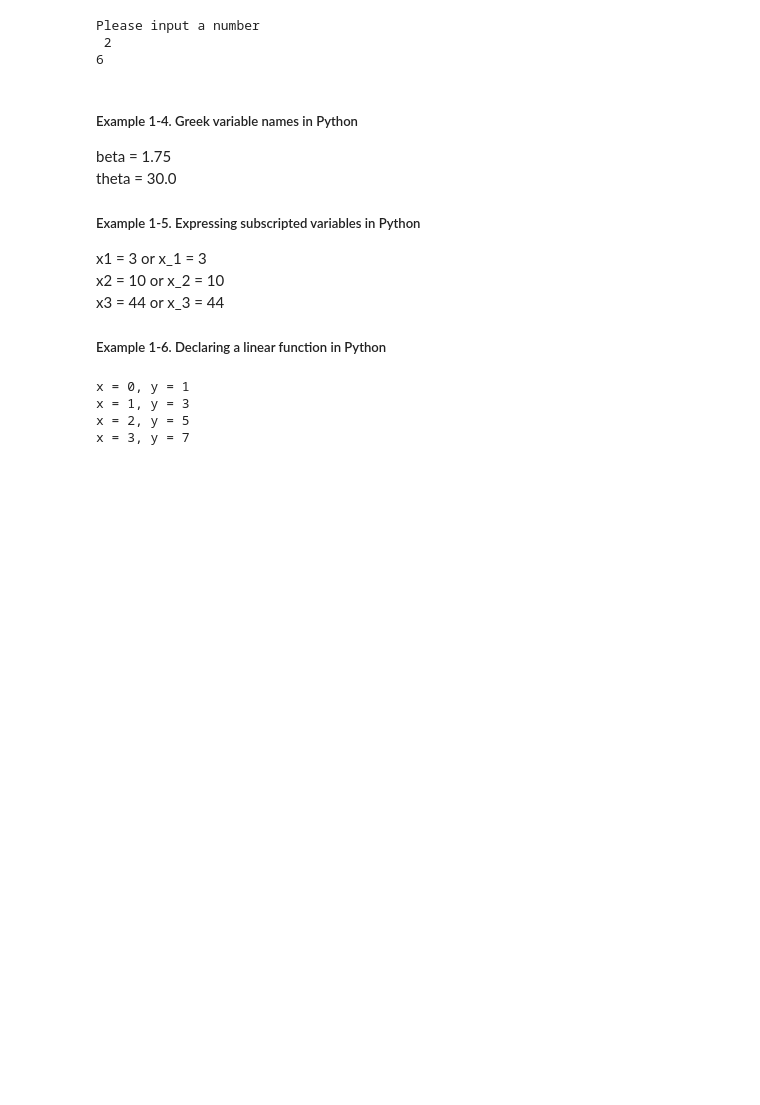
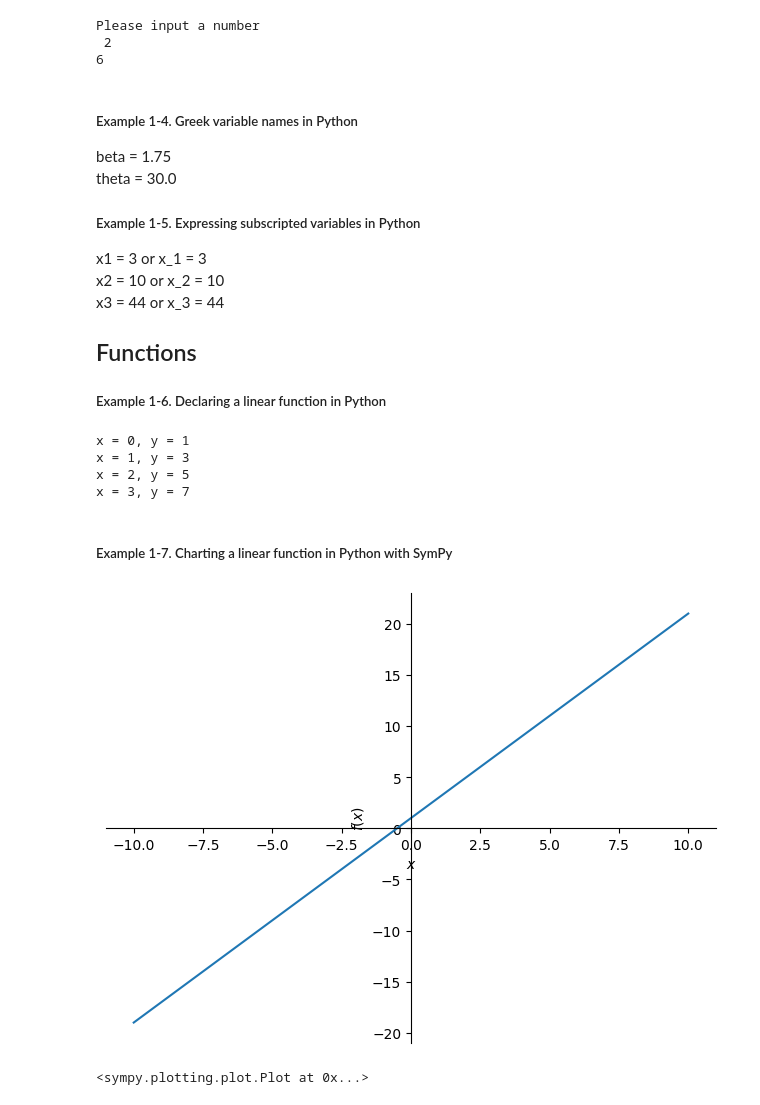
Before and after one commit to rahulkfernandes/Essential-Math-for-DS, a Jupyter notebook: Chapter1-Basic_Math_and_Calculus_Review.ipynb, the cells around one changed output. Saved outputs shown, nothing was run; the diff lists cells and outputs as text; code cells hidden in the pictures; blank space fills up the shorter version.

```diff
--- a/Chapter1-Basic_Math_and_Calculus_Review.ipynb
+++ b/Chapter1-Basic_Math_and_Calculus_Review.ipynb
@@ -36,6 +36,7 @@ x1 = 3 or x_1 = 3 <br>
 x2 = 10 or x_2 = 10 <br>
 x3 = 44 or x_3 = 44 <br>
 
+## Functions
 ##### Example 1-6. Declaring a linear function in Python
 # %%
 def f(x):
@@ -50,3 +51,5 @@ x = 0, y = 1
 x = 1, y = 3
 x = 2, y = 5
 x = 3, y = 7
+# %% [markdown]
+##### Example 1-7. Charting a linear function in Python with SymPy
@@ -52,0 +59,7 @@ x = 3, y = 7
+# %%
+x = symbols('x')
+f = 2*x + 1
+plot(f)
+# %% [output]
+[figure, added]
+<sympy.plotting.plot.Plot at 0x...>
```
Also changed, not shown: parts of 17 cells of this notebook.
